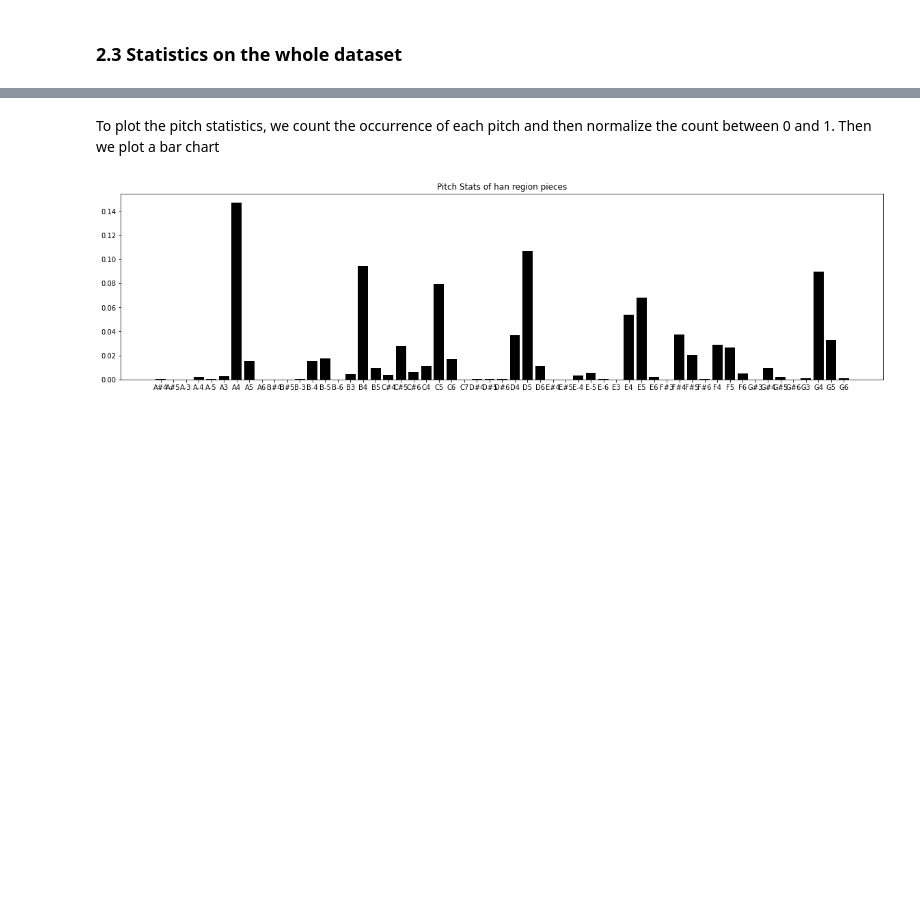
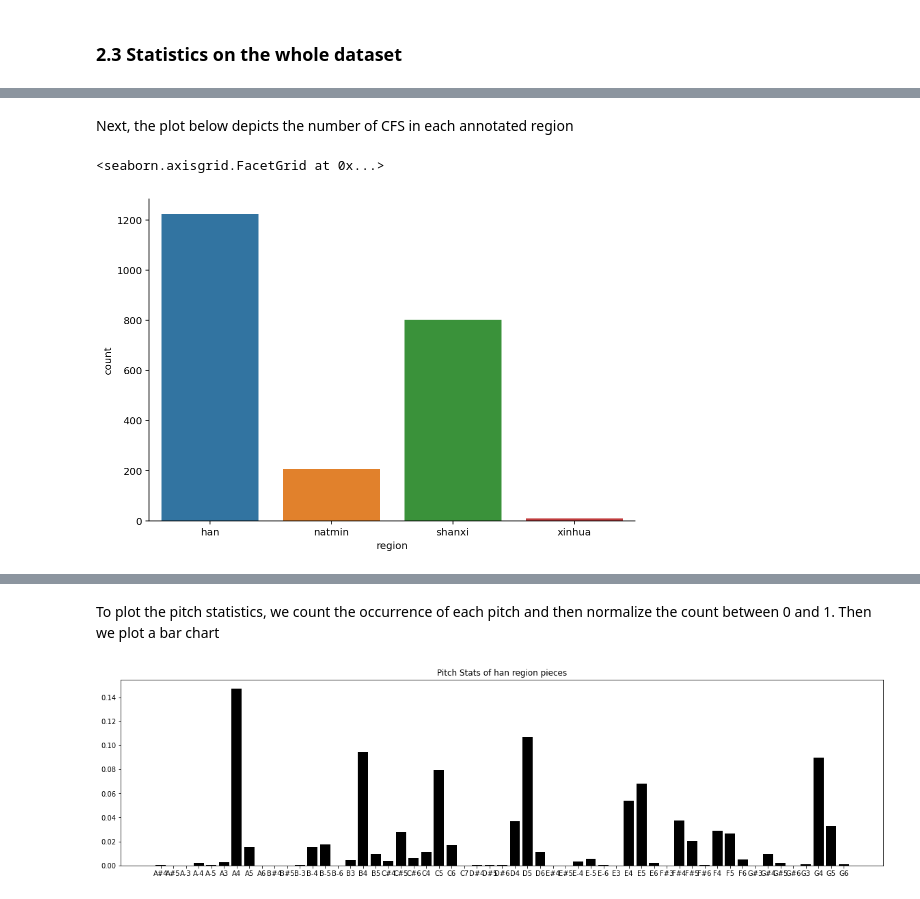
Before and after one commit to ravinitheshreddy/Digital-Musicology-Project, a Jupyter notebook: milestone2.ipynb, the cells around one changed output, grey strips where cells are left out. Saved outputs shown, nothing was run; the diff lists cells and outputs as text; code cells hidden in the pictures; blank space fills up the shorter version.

```diff
--- a/milestone2.ipynb
+++ b/milestone2.ipynb
@@ -294,0 +317,7 @@ Considering that the region division of the raw data is not standardized, we re-
+# %% [markdown]
+Next, the plot below depicts the number of CFS in each annotated region
+# %%
+sns.catplot(x="region", kind="count", data=CFS_full, aspect=1.5)
+# %% [output]
+<seaborn.axisgrid.FacetGrid at 0x...>
+[figure, added]
```
Also changed, not shown: parts of 60 cells of this notebook, 3 other files.
